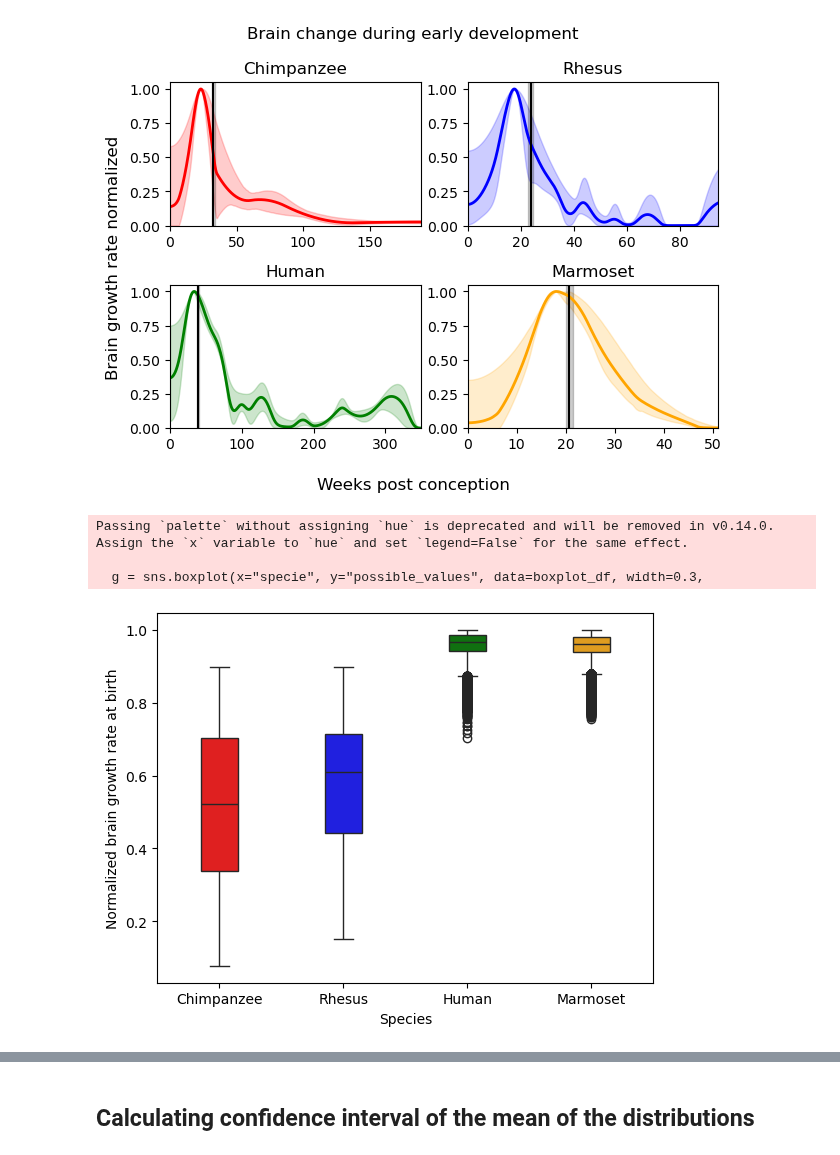
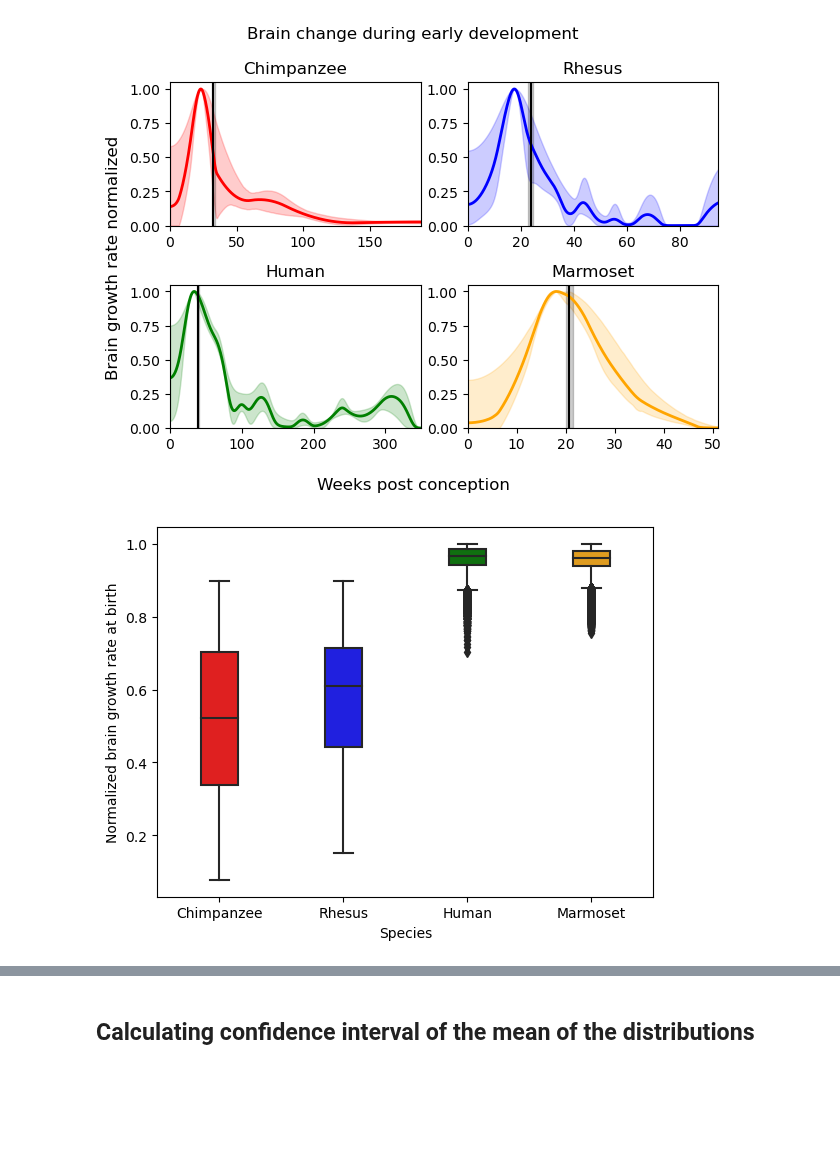
Before and after one commit to biagzi/altricial_brain_vocal_learning, a Jupyter notebook: code/Fig2B_and_2C.ipynb, the cells around one changed output, grey strips where cells are left out. Saved outputs shown, nothing was run; the diff lists cells and outputs as text; code cells hidden in the pictures; blank space fills up the shorter version.

Commit message:
add: update on figures

```diff
--- a/code/Fig2B_and_2C.ipynb
+++ b/code/Fig2B_and_2C.ipynb
@@ -7,6 +7,8 @@ from scipy.ndimage.filters import gaussian_filter1d
 import itertools
 import math
 import copy
+import ptitprince as pt
+
 
 
 species_color = {'Marmoset': "orange",
@@ -16,6 +18,8 @@ species_color = {'Marmoset': "orange",
  'Capuchin': "brown"}
 
 PYTHON_PATH = "/Users/rb4174/Documents/projects/brain_dev_primates/altricial_brain_vocal_learning"
+PYTHON_PATH = "/Users/rb4174/Library/CloudStorage/OneDrive-PrincetonUniversity/Projects/brain_dev_primates/altricial_brain_vocal_learning"
+
 
 def condition(column,low_percentil,high_percentil):
     result_min = all(a >= b for a, b in zip(column, low_percentil))
@@ -99,27 +103,25 @@ Human
 Marmoset
 [figure]
 # %%
-boxplot_df_all = {"specie":[],"possible_values":[]}
+boxplot_df_all = {"species":[],"possible_values":[]}
 for species in df_fits["specie"].unique():
     all_values = []
     species_all_dist = derivative_data_species_all[species]
     for column in species_all_dist.columns:
         if column != "weeks":
             all_values.extend(species_all_dist[column])
     boxplot_df_all["possible_values"].extend(all_values)
-    boxplot_df_all["specie"].extend(len(all_values)*[species])
+    boxplot_df_all["species"].extend(len(all_values)*[species])
 
 boxplot_df = pd.DataFrame(boxplot_df_all)
+boxplot_df.to_csv("{0}/data/boxplot_brain_growth_rate_all.csv".format(PYTHON_PATH))
 
-g = sns.boxplot(x="specie", y="possible_values", data=boxplot_df, width=0.3,
+g = sns.boxplot(x="species", y="possible_values", data=boxplot_df, width=0.3,
             order = ["Chimpanzee","Rhesus","Human","Marmoset"],
             palette=["red","blue","green","orange"])
 
 g.set_xlabel("Species")
 g.set_ylabel("Normalized brain growth rate at birth")
 plt.savefig("{0}/figs/2C.pdf".format(PYTHON_PATH),dpi = 800)
 # %% [output]
-Passing `palette` without assigning `hue` is deprecated and will be removed in v0.14.0. Assign the `x` variable to `hue` and set `legend=False` for the same effect.
-
-  g = sns.boxplot(x="specie", y="possible_values", data=boxplot_df, width=0.3,
-[figure, old version]
+[figure, new version]
```
Also changed, not shown: parts of 2 cells of this notebook, 4 other files.
